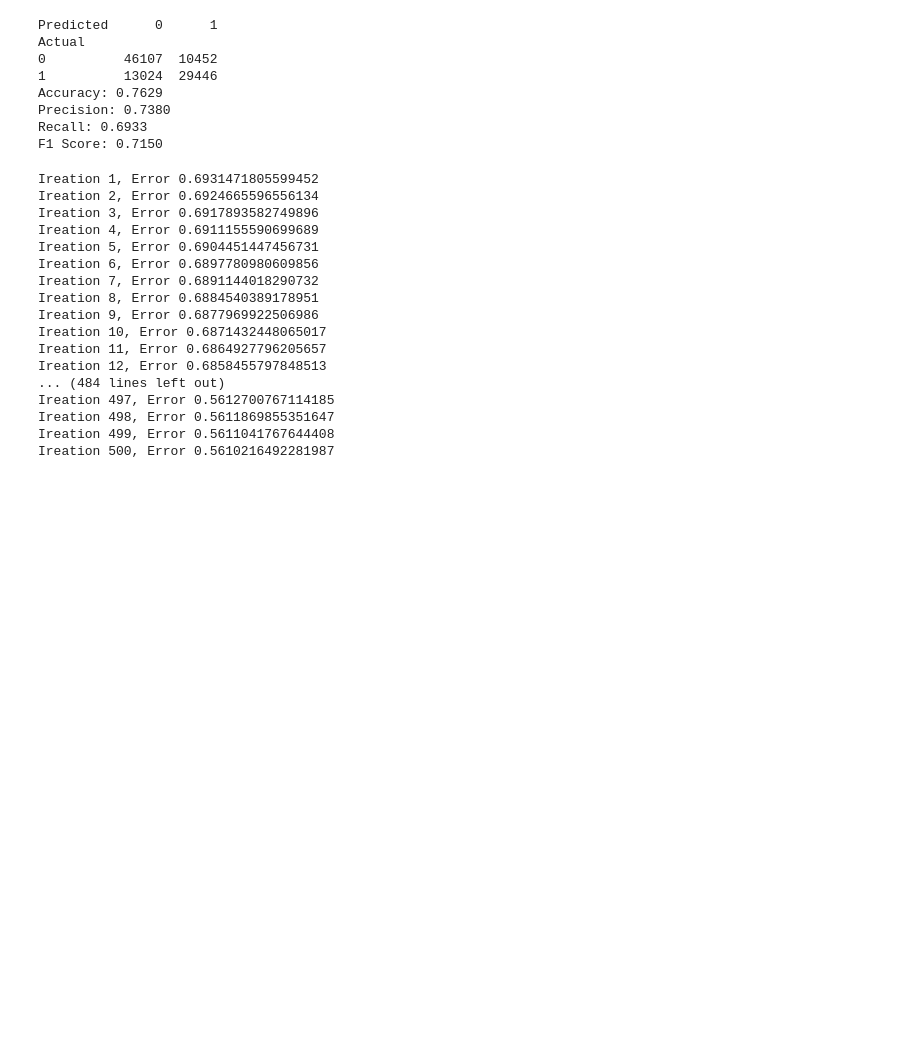
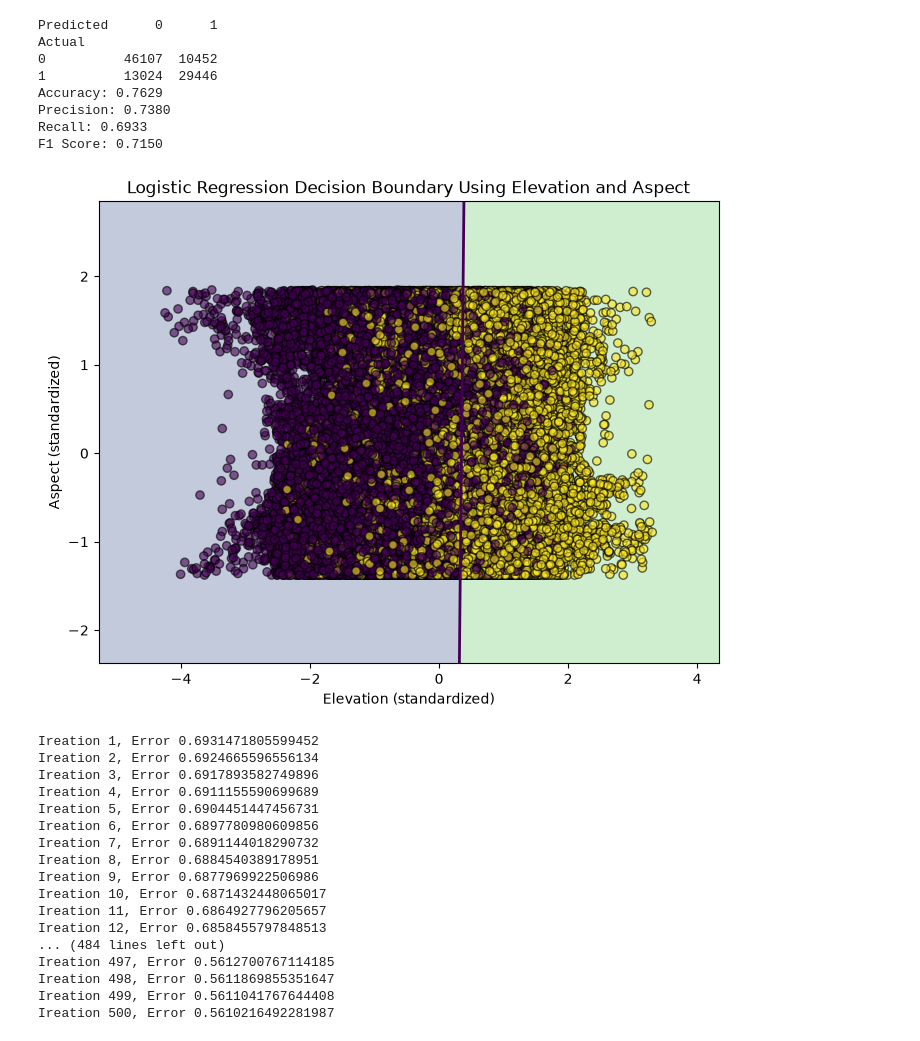
Before and after one commit to godzillagiggles/DeepLearning-Assignments, a Jupyter notebook: homework1.ipynb, the cells around one changed output. Saved outputs shown, nothing was run; the diff lists cells and outputs as text; code cells hidden in the pictures; blank space fills up the shorter version.

```diff
--- a/homework1.ipynb
+++ b/homework1.ipynb
@@ -389,6 +459,86 @@ Accuracy: 0.7629
 Precision: 0.7380
 Recall: 0.6933
 F1 Score: 0.7150
+# %%
+lgr_feature_1 = 'Elevation'
+lgr_feature_2 = 'Aspect'
+
+# Get column indices
+lgr_feature_1_idx = X.columns.get_loc(lgr_feature_1)
+lgr_feature_2_idx = X.columns.get_loc(lgr_feature_2)
+
+# Get ranges from standardized training data
+lgr_x1_min = X_train_scaled[:, lgr_feature_1_idx].min() - 1
+lgr_x1_max = X_train_scaled[:, lgr_feature_1_idx].max() + 1
+
+lgr_x2_min = X_train_scaled[:, lgr_feature_2_idx].min() - 1
+lgr_x2_max = X_train_scaled[:, lgr_feature_2_idx].max() + 1
+
+# Create 2D grid
+lgr_x1_values = np.linspace(lgr_x1_min, lgr_x1_max, 300)
+lgr_x2_values = np.linspace(lgr_x2_min, lgr_x2_max, 300)
+
+lgr_x1_grid, lgr_x2_grid = np.meshgrid(
+    lgr_x1_values,
+    lgr_x2_values
+)
+
+# Create a 54-feature grid
+lgr_grid = np.zeros(
+    (lgr_x1_grid.size, X_train_scaled.shape[1])
+)
+
+# Vary only Elevation and Aspect
+lgr_grid[:, lgr_feature_1_idx] = lgr_x1_grid.ravel()
+lgr_grid[:, lgr_feature_2_idx] = lgr_x2_grid.ravel()
+
+# Use the already-trained 54-feature Logistic Regression
+lgr_grid_predictions, lgr_grid_probabilities = lgr.predict(
+    lgr_grid
+)
+
+# Reshape probabilities back to 2D
+lgr_grid_probabilities = lgr_grid_probabilities.reshape(
+    lgr_x1_grid.shape
+)
+
+# Plot
+plt.figure(figsize=(8, 6))
+
+# Decision regions based on predicted probability
+plt.contourf(
+    lgr_x1_grid,
+    lgr_x2_grid,
+    lgr_grid_probabilities,
+    levels=[0, 0.5, 1],
+    alpha=0.3
+)
+
+# 0.5 probability = decision boundary
+plt.contour(
+    lgr_x1_grid,
+    lgr_x2_grid,
+    lgr_grid_probabilities,
+    levels=[0.5],
+    linewidths=2
+)
+
+# Plot actual test observations
+plt.scatter(
+    X_test_scaled[:, lgr_feature_1_idx],
+    X_test_scaled[:, lgr_feature_2_idx],
+    c=y_test,
+    edgecolor='k',
+    alpha=0.6
+)
+
+plt.xlabel('Elevation (standardized)')
+plt.ylabel('Aspect (standardized)')
+plt.title('Logistic Regression Decision Boundary Using Elevation and Aspect')
+
+plt.show()
+# %% [output]
+[figure, added]
 # %%
 lgr_2d = LogisticRegression(learning_rate=0.01, n_iters=500)
 lgr_2d.fit(X_train_2d_scaled, y_train)
```
Also changed, not shown: parts of 4 cells of this notebook.
